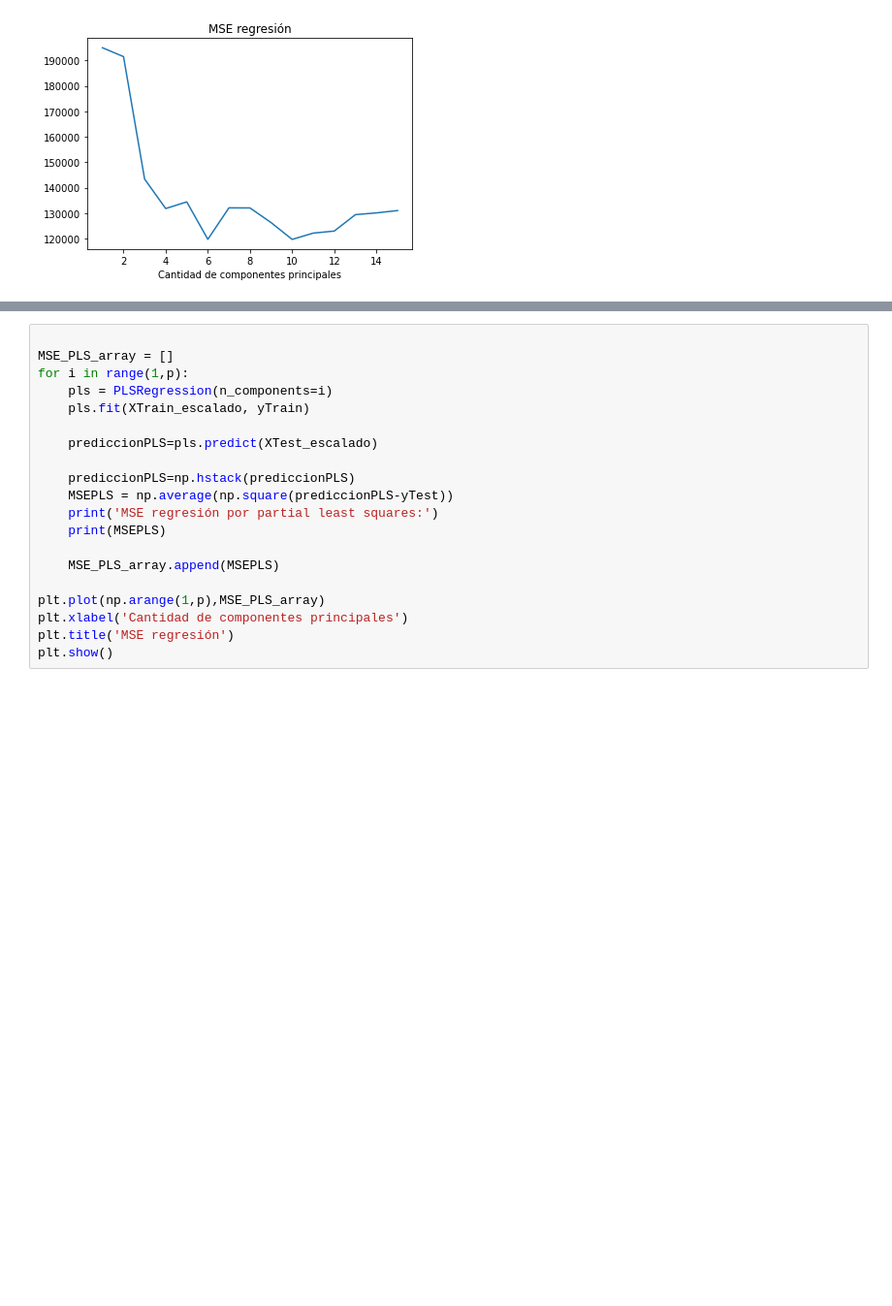
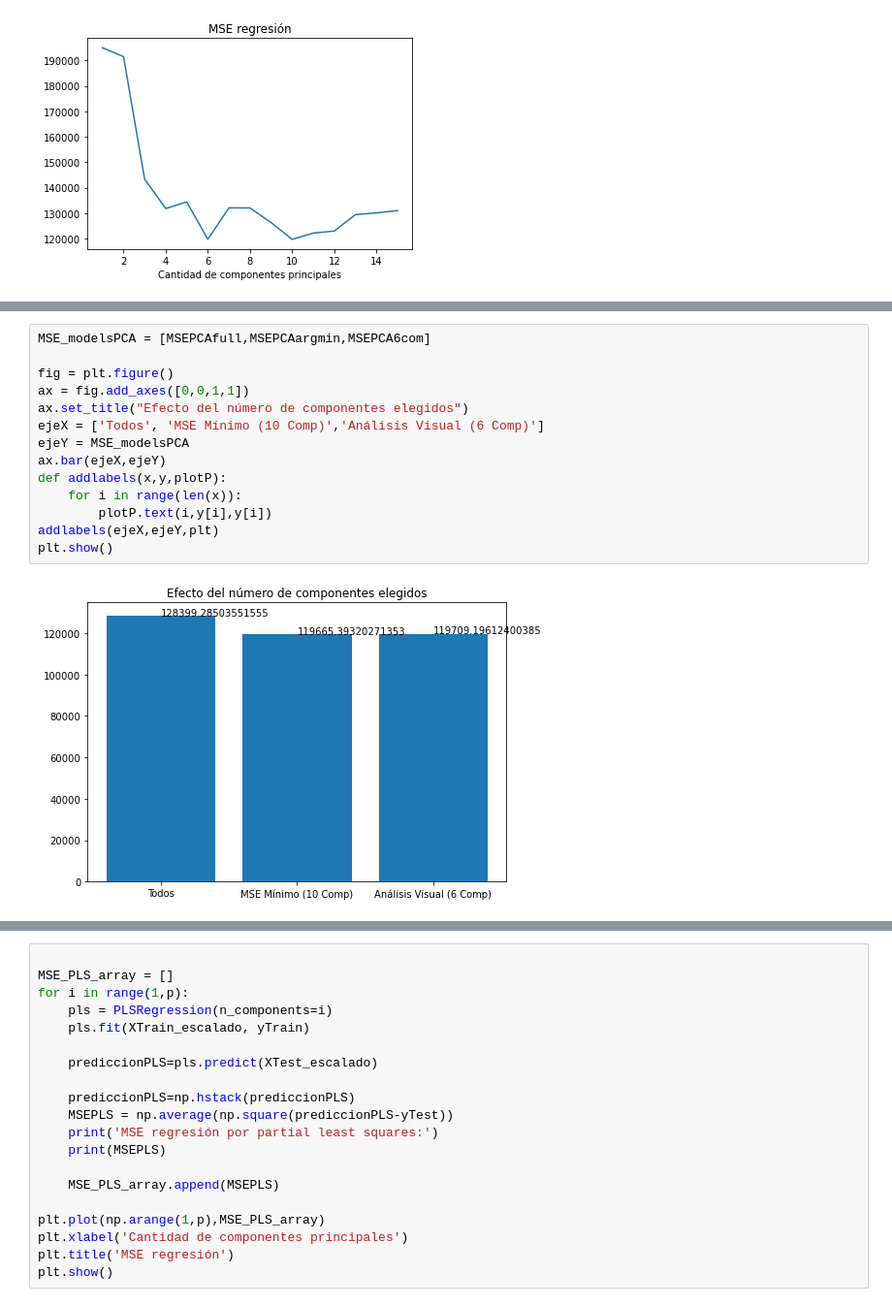
Before and after one commit to paulguz261/MIAD_20231_intro_machine_learning_grupal, a Jupyter notebook: week2/Caso modelos lineales para regresión, muestreo y selección del mejor modelo.ipynb, the cells around one changed output, grey strips where cells are left out. Shown at 97% size. Drawn from its saved outputs; the diff is of its cells as text; blank space fills up the shorter version.

```diff
--- a/week2/Caso modelos lineales para regresión, muestreo y selección del mejor modelo.ipynb
+++ b/week2/Caso modelos lineales para regresión, muestreo y selección del mejor modelo.ipynb
@@ -386,0 +342,16 @@ Evaluación del modelo con 16 variables
+# %%
+MSE_modelsPCA = [MSEPCAfull,MSEPCAargmin,MSEPCA6com]
+
+fig = plt.figure()
+ax = fig.add_axes([0,0,1,1])
+ax.set_title("Efecto del número de componentes elegidos")
+ejeX = ['Todos', 'MSE Mínimo (10 Comp)','Análisis Visual (6 Comp)']
+ejeY = MSE_modelsPCA
+ax.bar(ejeX,ejeY)
+def addlabels(x,y,plotP):
+    for i in range(len(x)):
+        plotP.text(i,y[i],y[i])
+addlabels(ejeX,ejeY,plt)
+plt.show()
+# %% [output]
+[figure, added]
```
Also changed, not shown: parts of 52 cells of this notebook.
